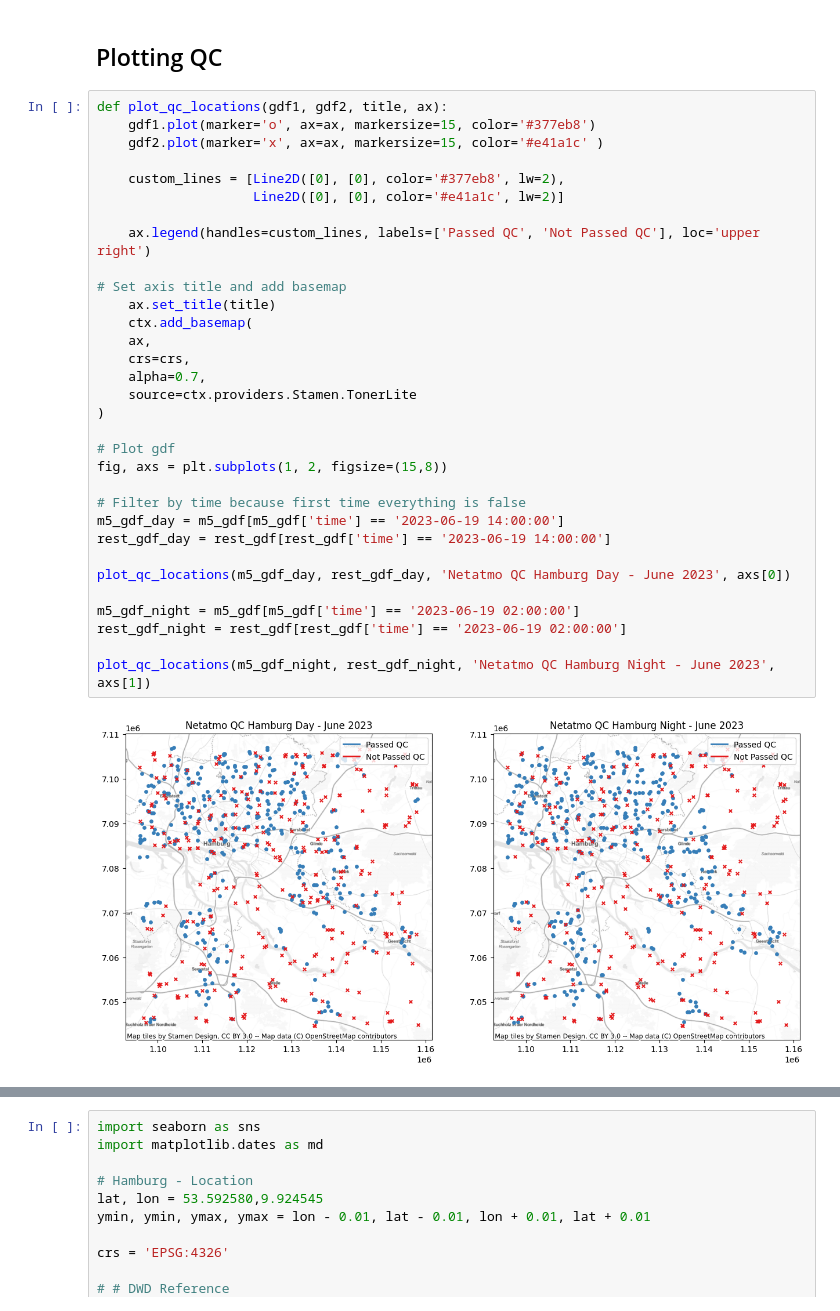
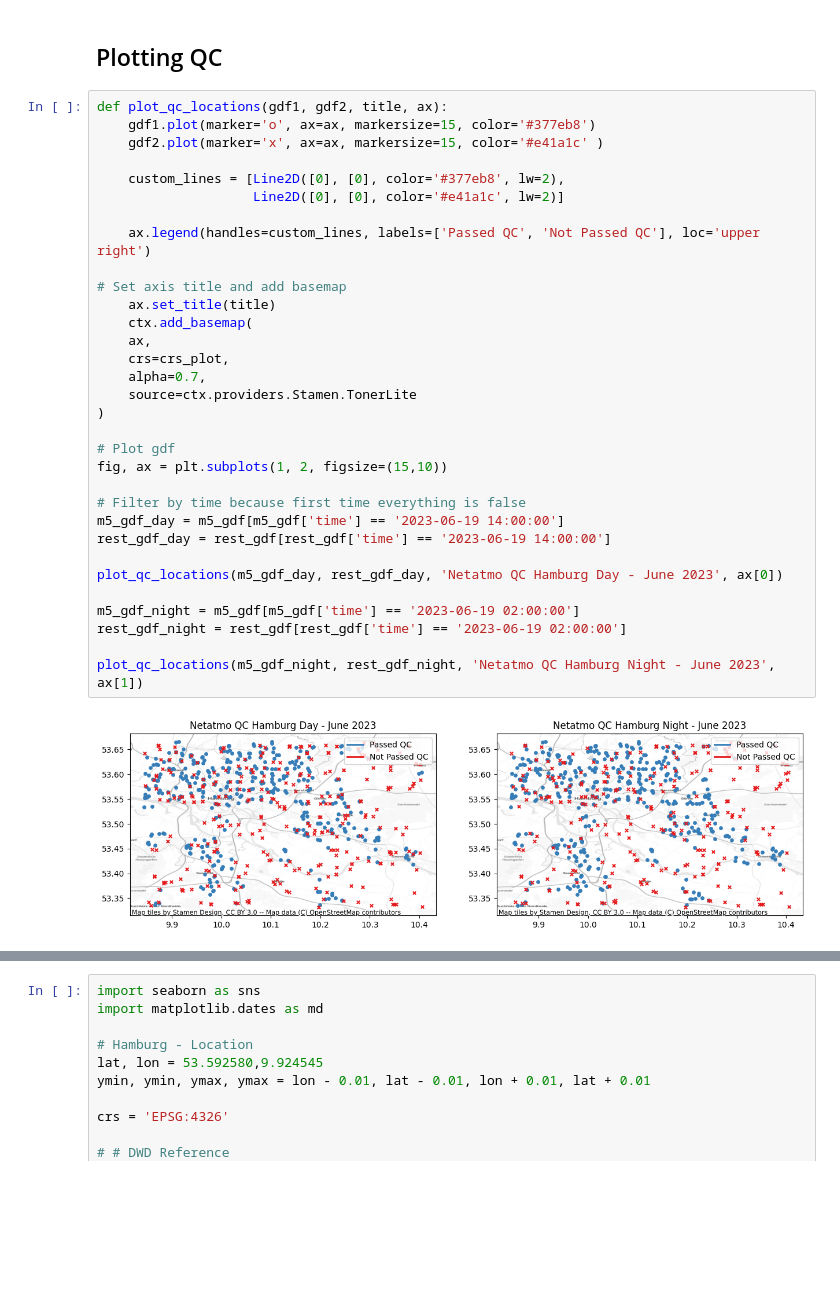
Before and after one commit to IanBuck-dev/master-thesis-data-science, a Jupyter notebook: point-interpolation.ipynb, the cells around one changed output, grey strips where cells are left out. Cells and saved outputs as stored; diff of their text form; blank space fills up the shorter version.

```diff
--- a/point-interpolation.ipynb
+++ b/point-interpolation.ipynb
@@ -35,34 +33,34 @@ rest_gdf = qc_gdf[qc_gdf['m5'] == False]
 # %%
 def plot_qc_locations(gdf1, gdf2, title, ax):
     gdf1.plot(marker='o', ax=ax, markersize=15, color='#377eb8')
     gdf2.plot(marker='x', ax=ax, markersize=15, color='#e41a1c' )
 
     custom_lines = [Line2D([0], [0], color='#377eb8', lw=2),
                     Line2D([0], [0], color='#e41a1c', lw=2)]
 
     ax.legend(handles=custom_lines, labels=['Passed QC', 'Not Passed QC'], loc='upper right')
 
 # Set axis title and add basemap
     ax.set_title(title)
     ctx.add_basemap(
     ax,
-    crs=crs,
+    crs=crs_plot,
     alpha=0.7,
     source=ctx.providers.Stamen.TonerLite
 )
 
 # Plot gdf
-fig, axs = plt.subplots(1, 2, figsize=(15,8))
+fig, ax = plt.subplots(1, 2, figsize=(15,10))
 
 # Filter by time because first time everything is false
 m5_gdf_day = m5_gdf[m5_gdf['time'] == '2023-06-19 14:00:00']
 rest_gdf_day = rest_gdf[rest_gdf['time'] == '2023-06-19 14:00:00']
 
-plot_qc_locations(m5_gdf_day, rest_gdf_day, 'Netatmo QC Hamburg Day - June 2023', axs[0])
+plot_qc_locations(m5_gdf_day, rest_gdf_day, 'Netatmo QC Hamburg Day - June 2023', ax[0])
 
 m5_gdf_night = m5_gdf[m5_gdf['time'] == '2023-06-19 02:00:00']
 rest_gdf_night = rest_gdf[rest_gdf['time'] == '2023-06-19 02:00:00']
 
-plot_qc_locations(m5_gdf_night, rest_gdf_night, 'Netatmo QC Hamburg Night - June 2023', axs[1])
+plot_qc_locations(m5_gdf_night, rest_gdf_night, 'Netatmo QC Hamburg Night - June 2023', ax[1])
 # %% [output]
-[figure, old version]
+[figure, new version]
```
Also changed, not shown: parts of 10 cells of this notebook.
